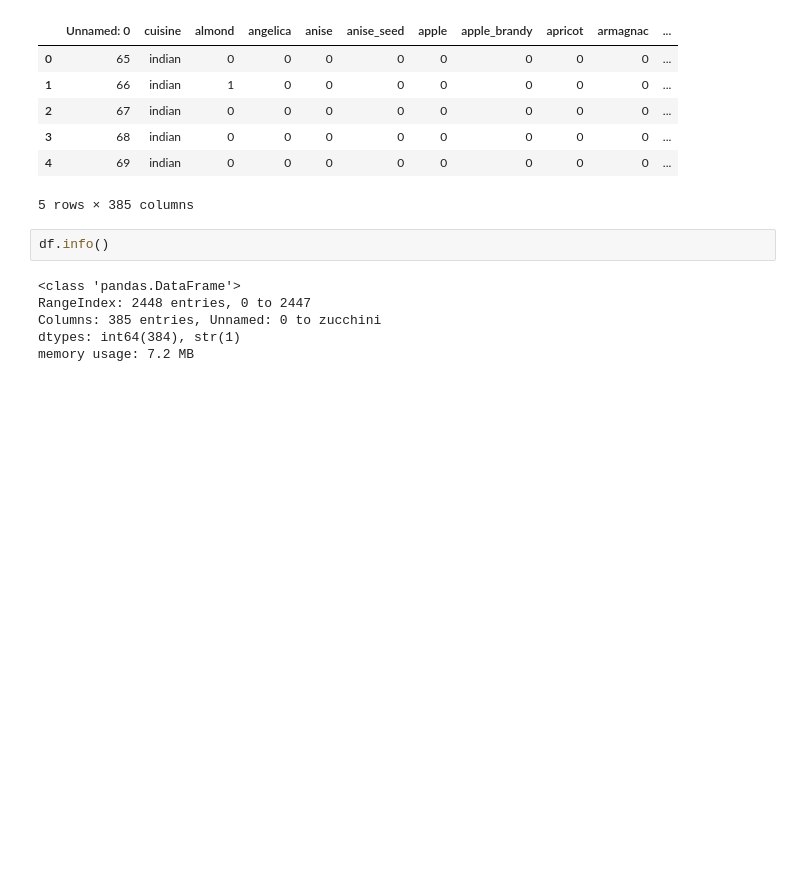
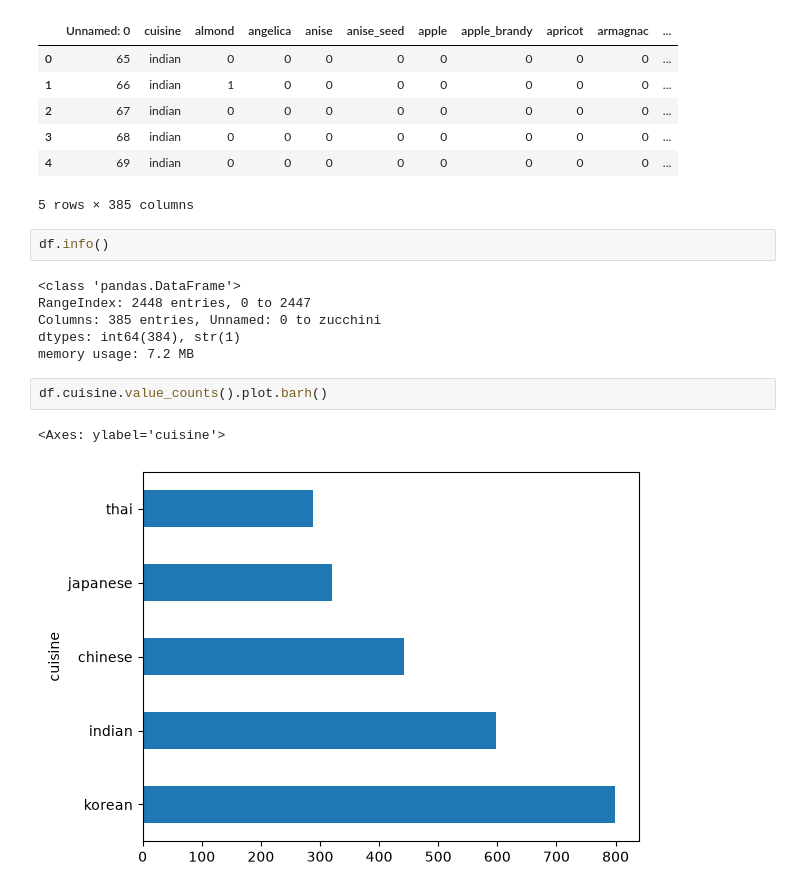
Before and after one commit to DeSilva008/ML-Exercises, a Jupyter notebook: classification-exercise/01/notebook.ipynb, the cells around one changed output. Cells and saved outputs as stored; diff of their text form; blank space fills up the shorter version.

```diff
--- a/classification-exercise/01/notebook.ipynb
+++ b/classification-exercise/01/notebook.ipynb
@@ -24,3 +24,8 @@ RangeIndex: 2448 entries, 0 to 2447
 Columns: 385 entries, Unnamed: 0 to zucchini
 dtypes: int64(384), str(1)
 memory usage: 7.2 MB
+# %%
+df.cuisine.value_counts().plot.barh()
+# %% [output]
+<Axes: ylabel='cuisine'>
+[figure, added]
```
Also changed, not shown: parts of 5 cells of this notebook, 1 other file.
